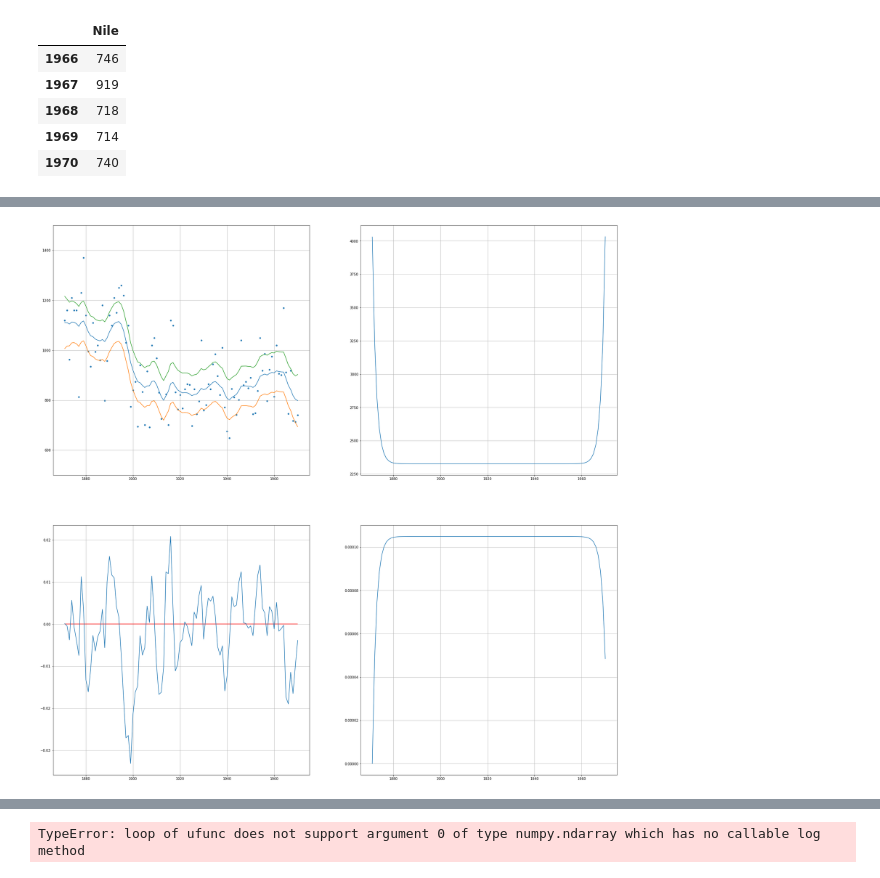
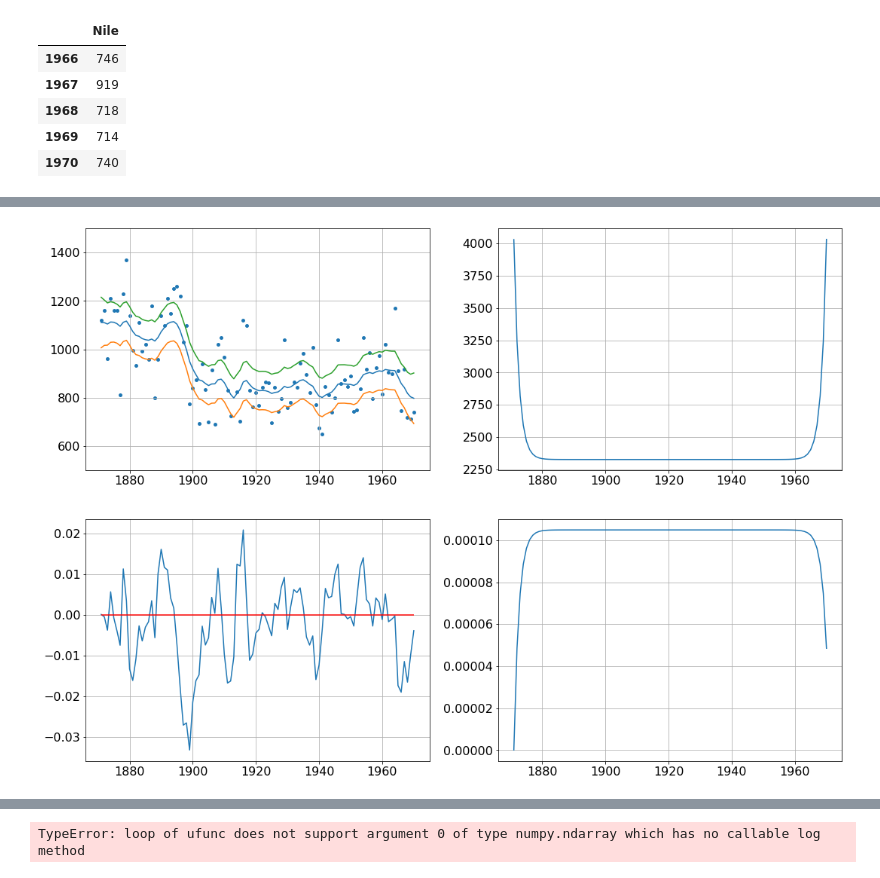
Before and after one commit to siemfenne/timeseriesmodels-vu, a Jupyter notebook: main.ipynb, the cells around one changed output, grey strips where cells are left out. Drawn from its saved outputs; the diff is of its cells as text; code cells hidden in the pictures.

```diff
--- a/main.ipynb
+++ b/main.ipynb
@@ -11,5 +14,5 @@ from scipy.optimize import minimize
 # %%
-df = pd.read_excel("Nile.xlsx", index_col=0)
+df = pd.read_excel("data/Nile.xlsx", index_col=0)
 df.tail()
 # df.Nile.copy().to_list()
 # %% [output]
@@ -65,11 +68,11 @@ def Kalman_filter(series:pd.Series, P1:float, a1:float, s2_e:float, s2_n:float):
 df_kf = Kalman_filter(series = df.Nile, P1=1e7, a1=0, s2_e = 15099, s2_n = 1469.1)
 df_kf = df_kf.iloc[1:]
 
-fig, axs = plt.subplots(2,2, figsize=(20,10))
+fig, axs = plt.subplots(2,2, figsize=(18,13))
 
 # upper left
 ax = axs[0,0]
-ax.scatter(df_kf.index, df_kf.y, s=20)
+ax.scatter(df_kf.index, df_kf.y, s=15)
 df_kf.a.plot(ax=ax)
 (df_kf.a-df_kf.ci).plot(ax=ax)
 (df_kf.a+df_kf.ci).plot(ax=ax)
@@ -94,4 +97,5 @@ for row in axs:
     for ax in row:
         ax.grid()
         pass
+plt.savefig('fig1.png', bbox_inches='tight')
 # %% [output]
@@ -131,37 +135,38 @@ def Kalman_smoother(y: pd.Series, P1: float, a1: float, s2_e: float, s2_n: float
     return df_ks
 
 df_ks = Kalman_smoother(y=df.Nile, P1=10**7, a1=0, s2_e = 15099, s2_n = 1469.1, r_n = 0, N_n = 0)
-fig, axs = plt.subplots(2,2, figsize=(30,30))
+fig, axs = plt.subplots(2,2, figsize=(18,13))
 
 # upper left
 ax = axs[0,0]
 ax.scatter(df.index, df.Nile, s=15)
 ax.plot(df_ks.index, df_ks.a)
 ax.plot(df_ks.index, df_ks.a-df_ks.err)
 ax.plot(df_ks.index, df_ks.a+df_ks.err)
 ax.set_ylim(500, 1500)
 
 # lower left
 ax = axs[1,0]
 ax.plot(df_ks.index, df_ks.r)
 ax.hlines(y = 0, xmin= df.index.min(), xmax=df.index.max(), color = 'r', linestyle = '-')
 
 # upper right
 ax = axs[0,1]
 ax.plot(df_ks.index, df_ks.V)
 
 
 # lower right
 ax = axs[1,1]
 ax.plot(df_ks.index, df_ks.N)
 
 # make nice plot
 for row in axs:
     for ax in row:
         ax.grid()
         pass
+plt.savefig('fig2.png', bbox_inches='tight')
 # %% [output]
-[figure, old version]
+[figure, new version]
 # %%
 def dist_smoothing(y: pd.Series, P1, a1, s2_e, s2_n, r_int, N_int):
     ind = y.index
```
Also changed, not shown: parts of 9 cells of this notebook, 6 other files.
